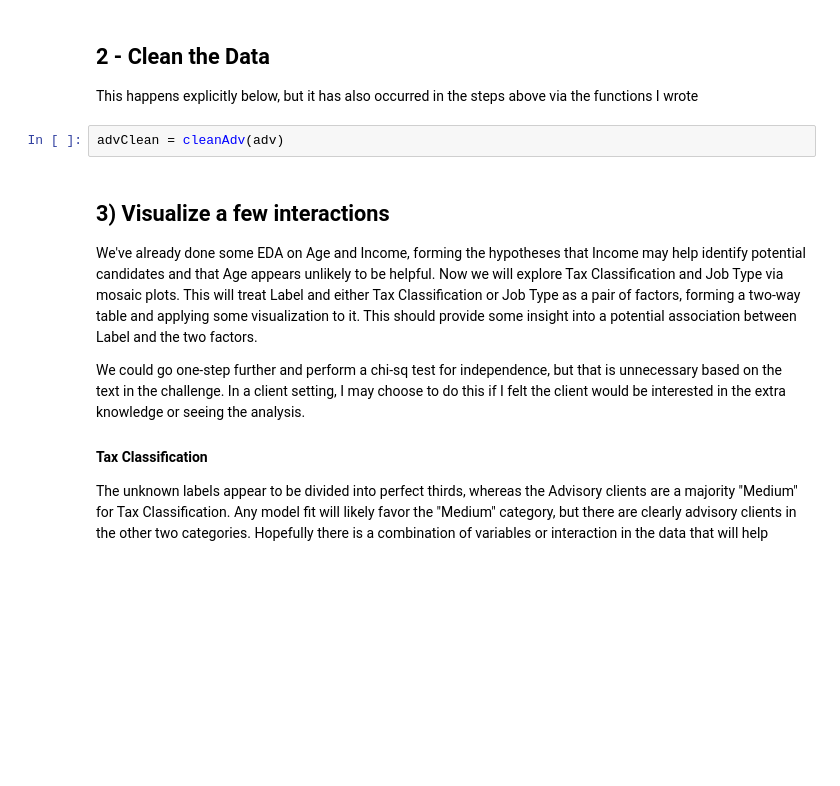
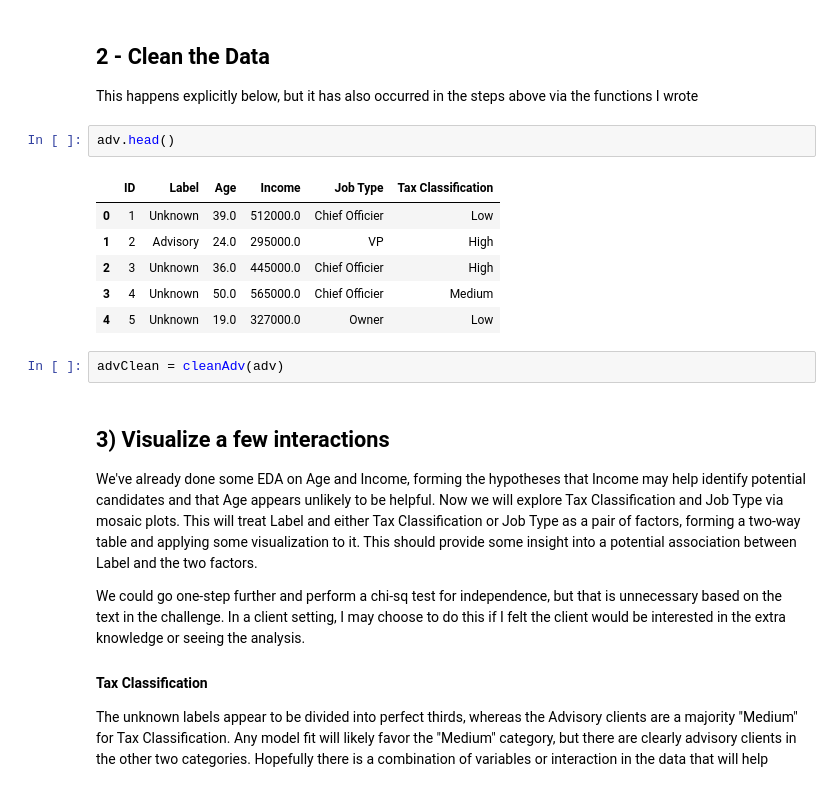
Before and after one commit to jdlesniak/PULearning, a Jupyter notebook: ProjectFinalSubmission.ipynb, the cells around one changed output. Saved outputs shown, nothing was run; the diff lists cells and outputs as text; blank space fills up the shorter version.

```diff
--- a/ProjectFinalSubmission.ipynb
+++ b/ProjectFinalSubmission.ipynb
@@ -149,6 +239,15 @@ round(adv['Income'].loc[adv['Income'].notnull()],0)
 ## 2 - Clean the Data
 
 This happens explicitly below, but it has also occurred in the steps above via the functions I wrote
+# %%
+adv.head()
+# %% [output]
+|  | ID | Label | Age | Income | Job Type | Tax Classification |
+| 0 | 1 | Unknown | 39.0 | 512000.0 | Chief Officier | Low |
+| 1 | 2 | Advisory | 24.0 | 295000.0 | VP | High |
+| 2 | 3 | Unknown | 36.0 | 445000.0 | Chief Officier | High |
+| 3 | 4 | Unknown | 50.0 | 565000.0 | Chief Officier | Medium |
+| 4 | 5 | Unknown | 19.0 | 327000.0 | Owner | Low |
 # %%
 advClean = cleanAdv(adv)
 # %% [markdown]
```
Also changed, not shown: parts of 29 cells of this notebook.
